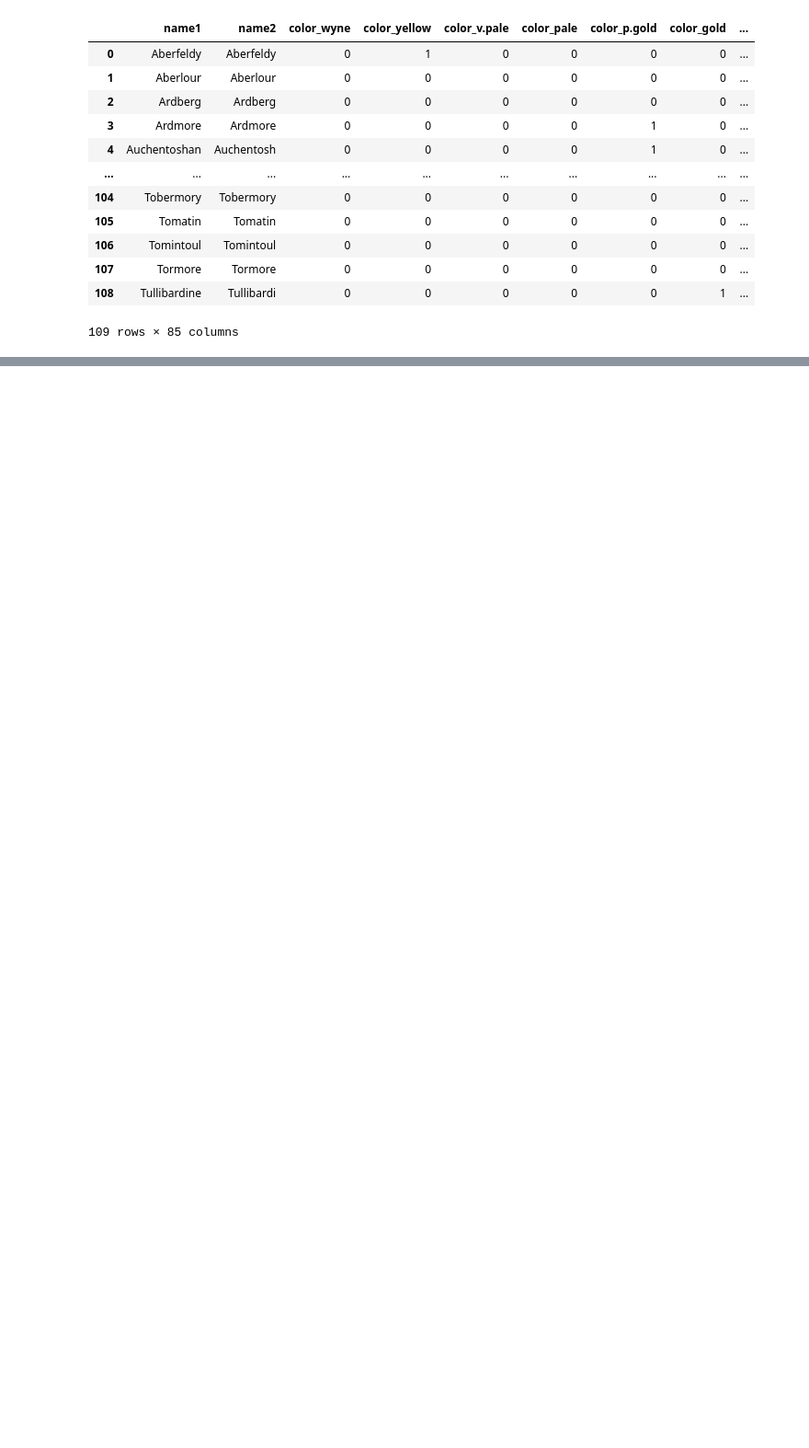
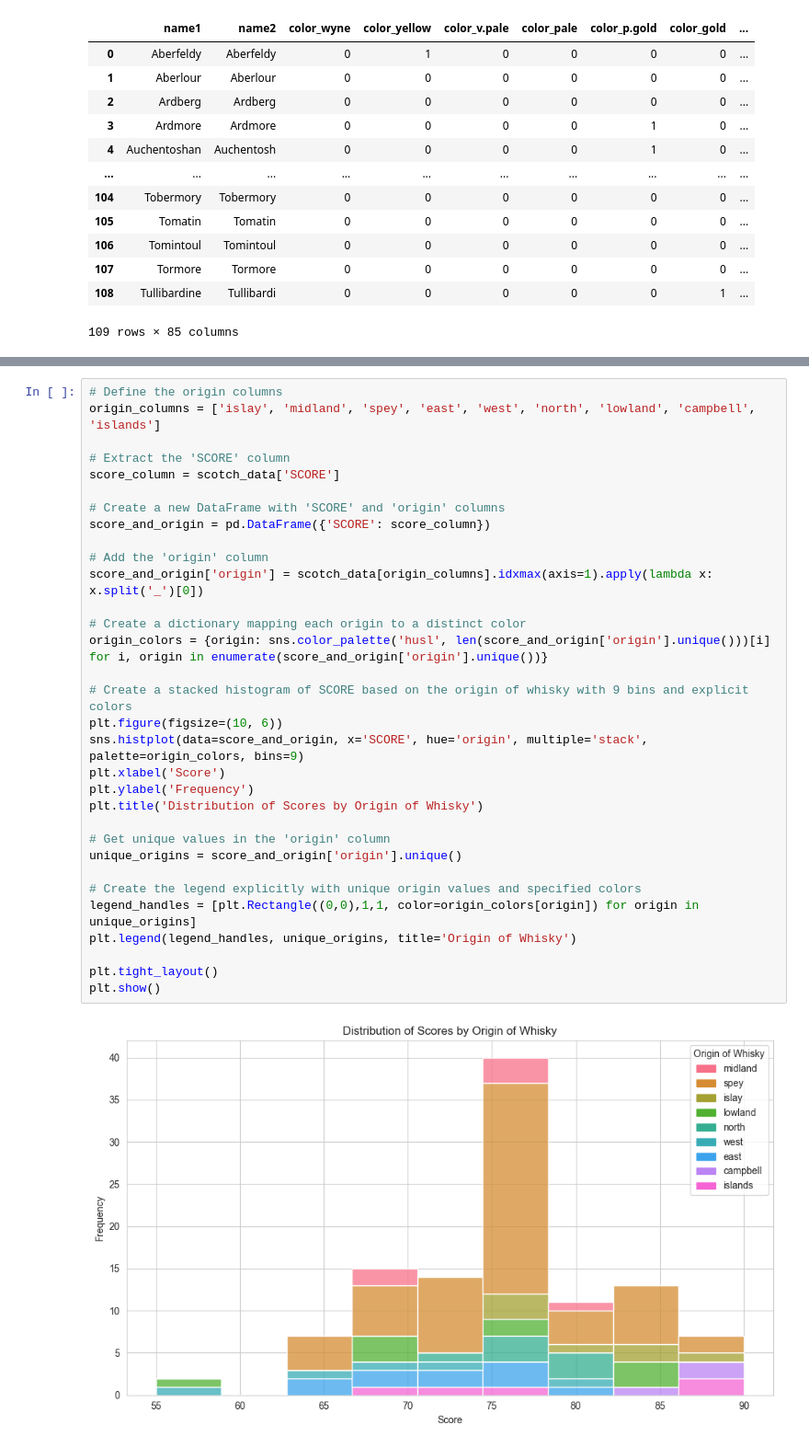
Before and after one commit to alonbenach/Whisky_Sond, a Jupyter notebook: whisky_analysis.ipynb, the cells around one changed output, grey strips where cells are left out. Shown at 92% size. Drawn from its saved outputs; the diff is of its cells as text; blank space fills up the shorter version.

```diff
--- a/whisky_analysis.ipynb
+++ b/whisky_analysis.ipynb
@@ -37,0 +175,34 @@ scotch_data
+# %%
+# Define the origin columns
+origin_columns = ['islay', 'midland', 'spey', 'east', 'west', 'north', 'lowland', 'campbell', 'islands']
+
+# Extract the 'SCORE' column
+score_column = scotch_data['SCORE']
+
+# Create a new DataFrame with 'SCORE' and 'origin' columns
+score_and_origin = pd.DataFrame({'SCORE': score_column})
+
+# Add the 'origin' column
+score_and_origin['origin'] = scotch_data[origin_columns].idxmax(axis=1).apply(lambda x: x.split('_')[0])
+
+# Create a dictionary mapping each origin to a distinct color
+origin_colors = {origin: sns.color_palette('husl', len(score_and_origin['origin'].unique()))[i] for i, origin in enumerate(score_and_origin['origin'].unique())}
+
+# Create a stacked histogram of SCORE based on the origin of whisky with 9 bins and explicit colors
+plt.figure(figsize=(10, 6))
+sns.histplot(data=score_and_origin, x='SCORE', hue='origin', multiple='stack', palette=origin_colors, bins=9)
+plt.xlabel('Score')
+plt.ylabel('Frequency')
+plt.title('Distribution of Scores by Origin of Whisky')
+
+# Get unique values in the 'origin' column
+unique_origins = score_and_origin['origin'].unique()
+
+# Create the legend explicitly with unique origin values and specified colors
+legend_handles = [plt.Rectangle((0,0),1,1, color=origin_colors[origin]) for origin in unique_origins]
+plt.legend(legend_handles, unique_origins, title='Origin of Whisky')
+
+plt.tight_layout()
+plt.show()
+# %% [output]
+[figure, added]
```
Also changed, not shown: parts of 19 cells of this notebook, 1 other file.
